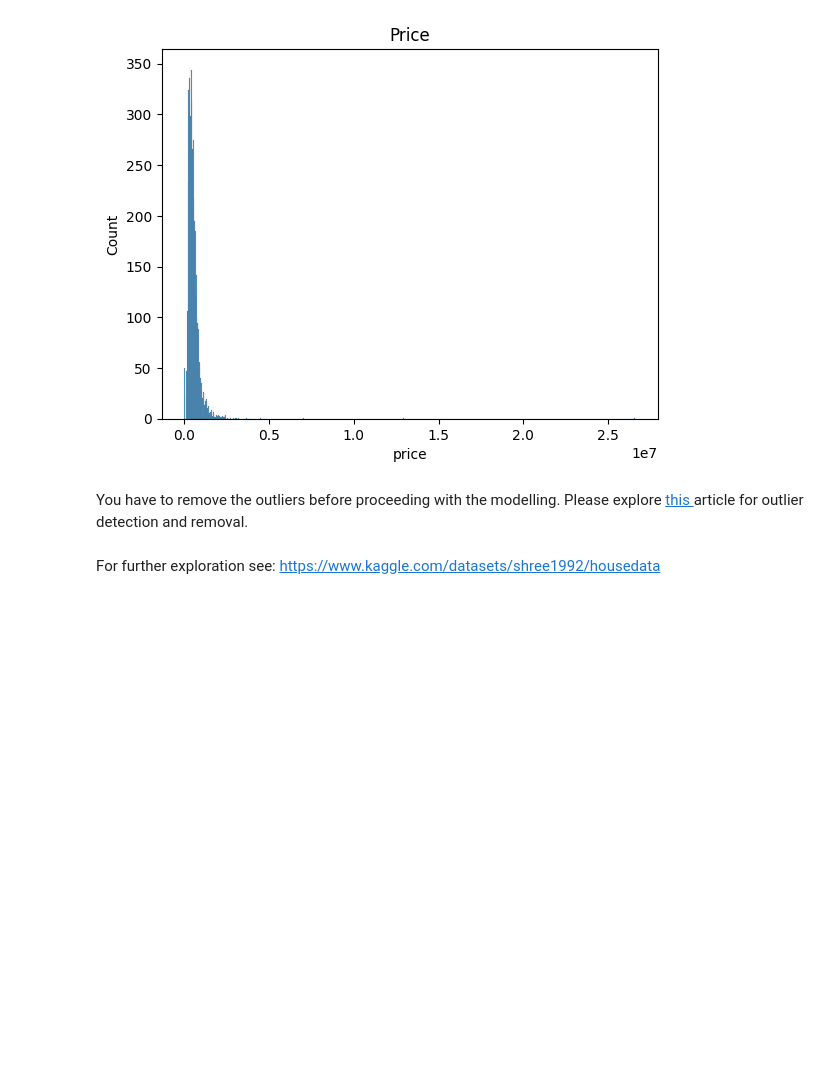
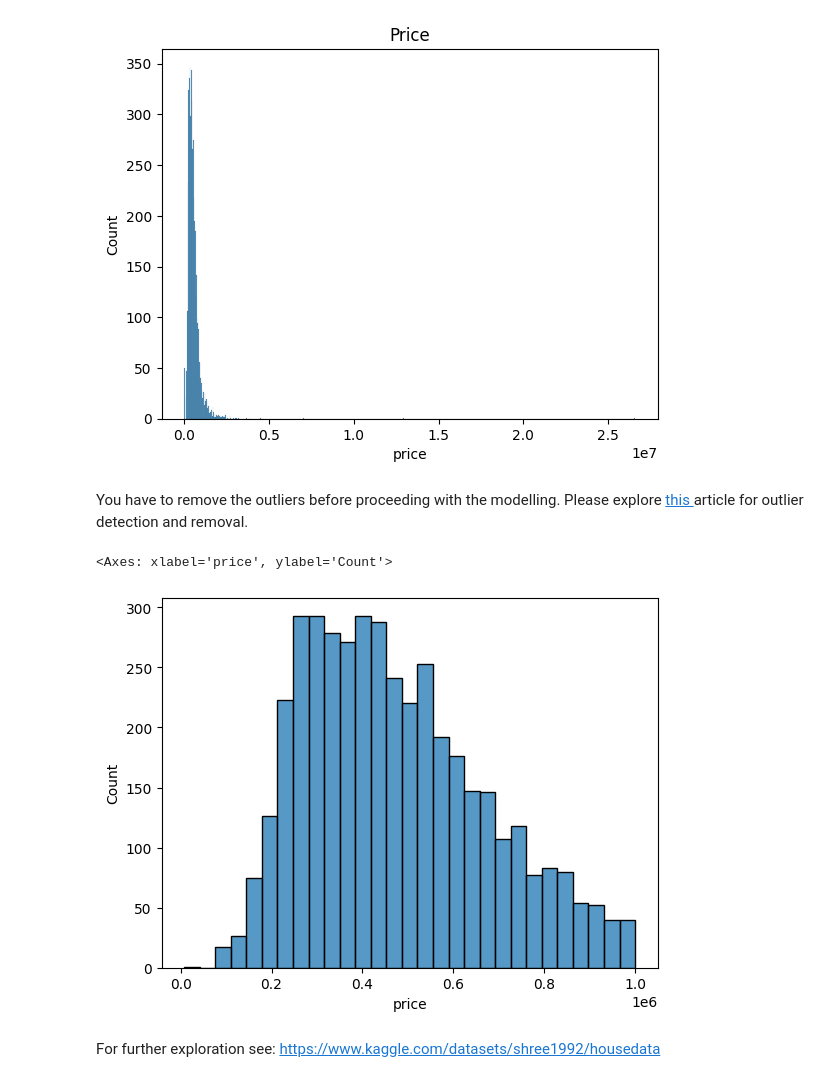
Before and after one commit to shaaagri/iat481-wk2, a Jupyter notebook: Week_2_Data_Preprocessing.ipynb, the cells around one changed output. Cells and saved outputs as stored; diff of their text form; code cells hidden in the pictures; blank space fills up the shorter version.

Commit message:
Remove the outliers in the house price dataset

```diff
--- a/Week_2_Data_Preprocessing.ipynb
+++ b/Week_2_Data_Preprocessing.ipynb
@@ -319,7 +319,7 @@ import matplotlib.pyplot as plt
 Download the dataset from :https://www.kaggle.com/datasets/shree1992/housedata/data
 Copy the path of the dataset and paste it in the command *below*
 # %%
-dataset_2 = pd.read_csv("/content/drive/MyDrive/Tutorials/Datasets/HousePricePrediction.csv")
+dataset_2 = pd.read_csv("/content/drive/MyDrive/IAT481/Wk2/housedata/HousePricePrediction.csv")
 # %% [markdown]
 **Exploring Dataset**
 # %%
@@ -398,6 +398,12 @@ plt.title('Price');
 # %% [markdown]
 
 You have to remove the outliers before proceeding with the modelling. Please explore [this ](https://www.analyticsvidhya.com/blog/2021/05/feature-engineering-how-to-detect-and-remove-outliers-with-python-code/) article for outlier detection and removal.
+# %%
+dataset_2 = dataset_2.drop(dataset_2[(dataset_2['price'] > 1e6)].index)
+sns.histplot(dataset_2['price'])
+# %% [output]
+<Axes: xlabel='price', ylabel='Count'>
+[figure, added]
 # %% [markdown]
 For further exploration see: https://www.kaggle.com/datasets/shree1992/housedata
 # %% [markdown]
```
